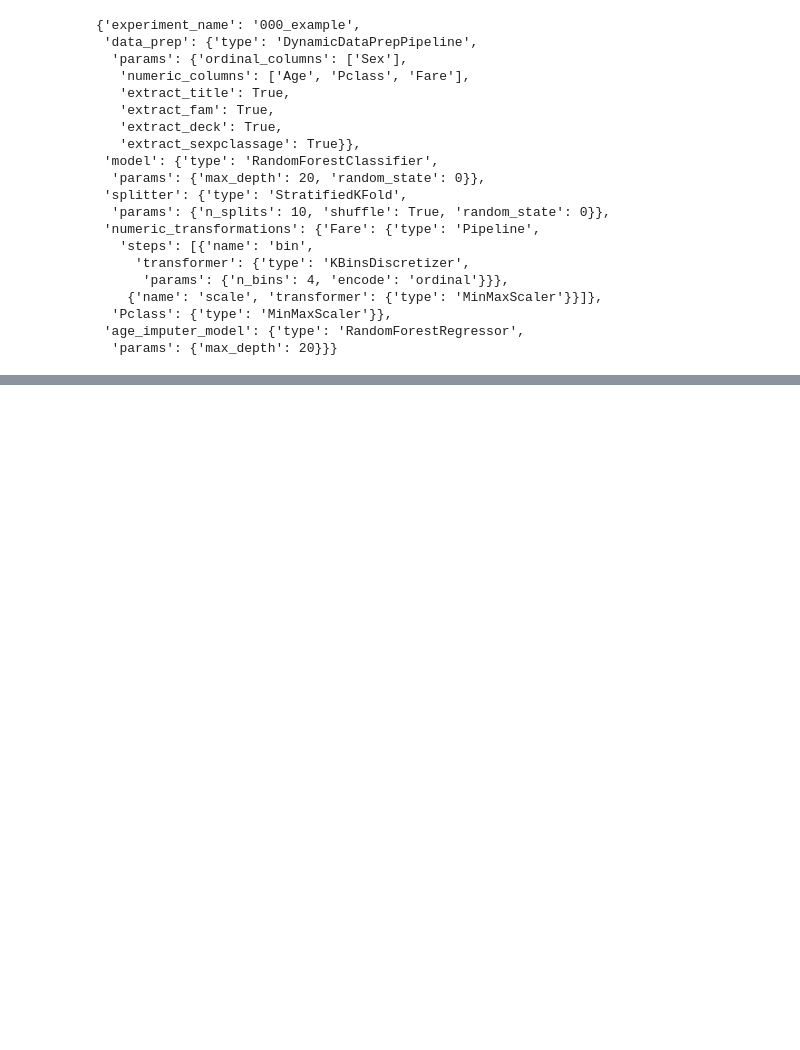
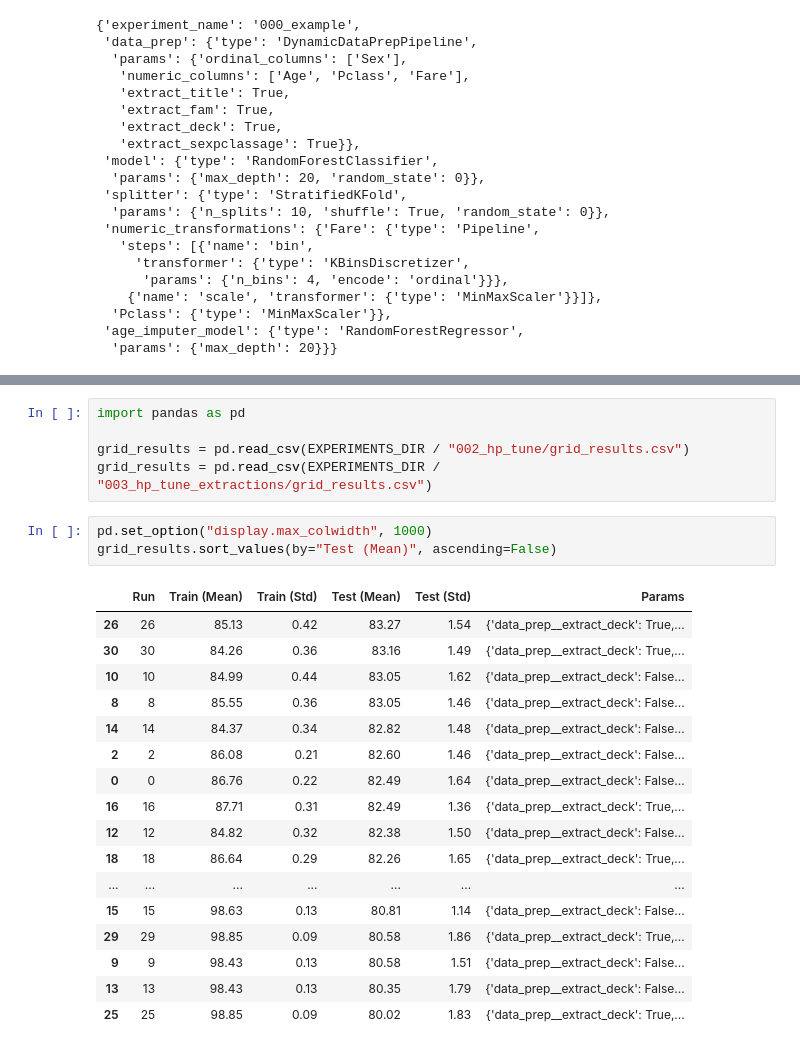
Before and after one commit to rfdspeng/ml_ai_portfolio, a Jupyter notebook: titanic/notebooks/test_source_files.ipynb, the cells around one changed output, grey strips where cells are left out. Drawn from its saved outputs; the diff is of its cells as text; blank space fills up the shorter version.

```diff
--- a/titanic/notebooks/test_source_files.ipynb
+++ b/titanic/notebooks/test_source_files.ipynb
@@ -133,0 +160,26 @@ configload
+# %%
+import pandas as pd
+
+grid_results = pd.read_csv(EXPERIMENTS_DIR / "002_hp_tune/grid_results.csv")
+grid_results = pd.read_csv(EXPERIMENTS_DIR / "003_hp_tune_extractions/grid_results.csv")
+# %%
+pd.set_option("display.max_colwidth", 1000)
+grid_results.sort_values(by="Test (Mean)", ascending=False)
+# %% [output]
+|  | Run | Train (Mean) | Train (Std) | Test (Mean) | Test (Std) | Params |
+| 26 | 26 | 85.13 | 0.42 | 83.27 | 1.54 | {'data_prep__extract_deck': True,... |
+| 30 | 30 | 84.26 | 0.36 | 83.16 | 1.49 | {'data_prep__extract_deck': True,... |
+| 10 | 10 | 84.99 | 0.44 | 83.05 | 1.62 | {'data_prep__extract_deck': False... |
+| 8 | 8 | 85.55 | 0.36 | 83.05 | 1.46 | {'data_prep__extract_deck': False... |
+| 14 | 14 | 84.37 | 0.34 | 82.82 | 1.48 | {'data_prep__extract_deck': False... |
+| 2 | 2 | 86.08 | 0.21 | 82.60 | 1.46 | {'data_prep__extract_deck': False... |
+| 0 | 0 | 86.76 | 0.22 | 82.49 | 1.64 | {'data_prep__extract_deck': False... |
+| 16 | 16 | 87.71 | 0.31 | 82.49 | 1.36 | {'data_prep__extract_deck': True,... |
+| 12 | 12 | 84.82 | 0.32 | 82.38 | 1.50 | {'data_prep__extract_deck': False... |
+| 18 | 18 | 86.64 | 0.29 | 82.26 | 1.65 | {'data_prep__extract_deck': True,... |
+| ... | ... | ... | ... | ... | ... | ... |
+| 15 | 15 | 98.63 | 0.13 | 80.81 | 1.14 | {'data_prep__extract_deck': False... |
+| 29 | 29 | 98.85 | 0.09 | 80.58 | 1.86 | {'data_prep__extract_deck': True,... |
+| 9 | 9 | 98.43 | 0.13 | 80.58 | 1.51 | {'data_prep__extract_deck': False... |
+| 13 | 13 | 98.43 | 0.13 | 80.35 | 1.79 | {'data_prep__extract_deck': False... |
+| 25 | 25 | 98.85 | 0.09 | 80.02 | 1.83 | {'data_prep__extract_deck': True,... |
```
Also changed, not shown: parts of 3 cells of this notebook, 9 other files.
